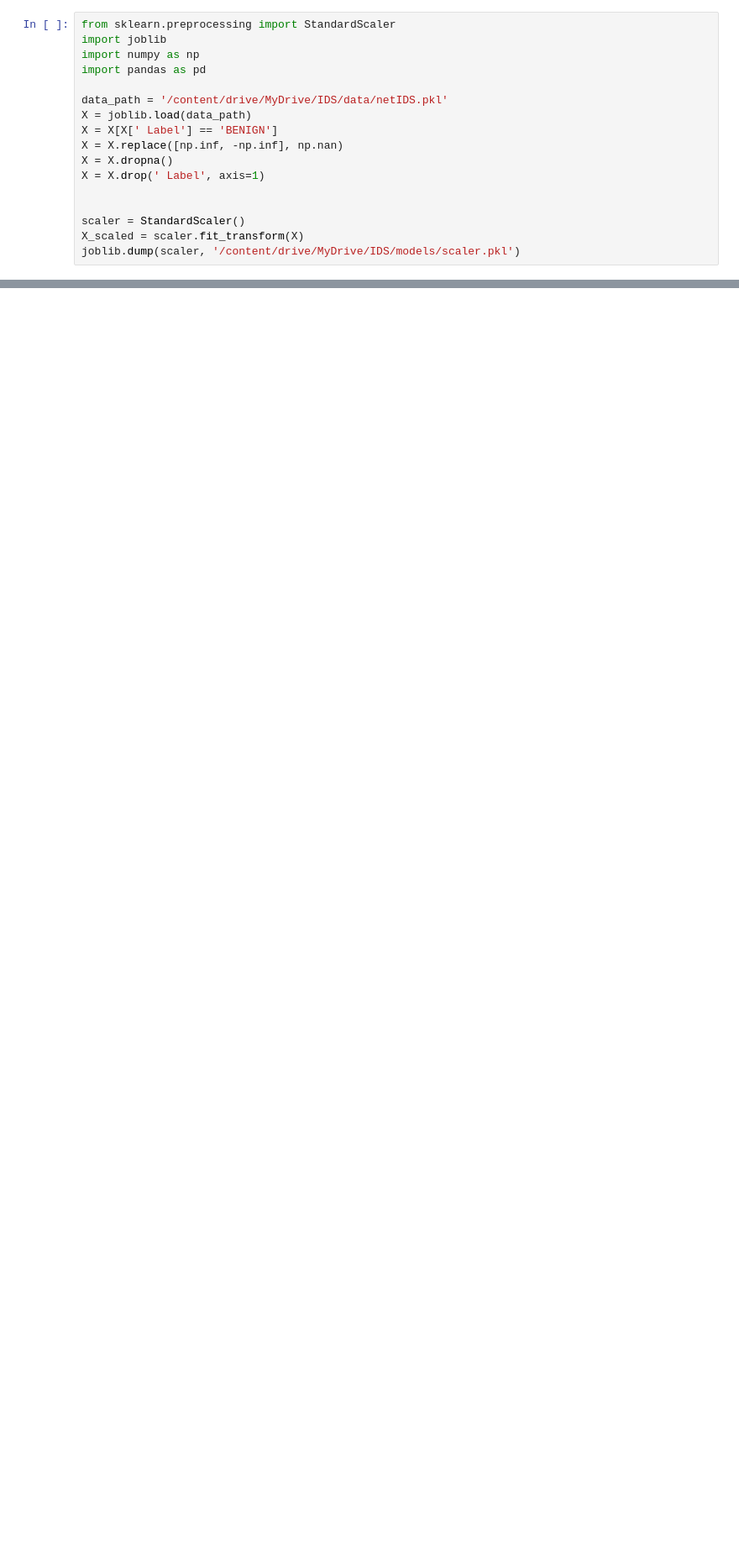
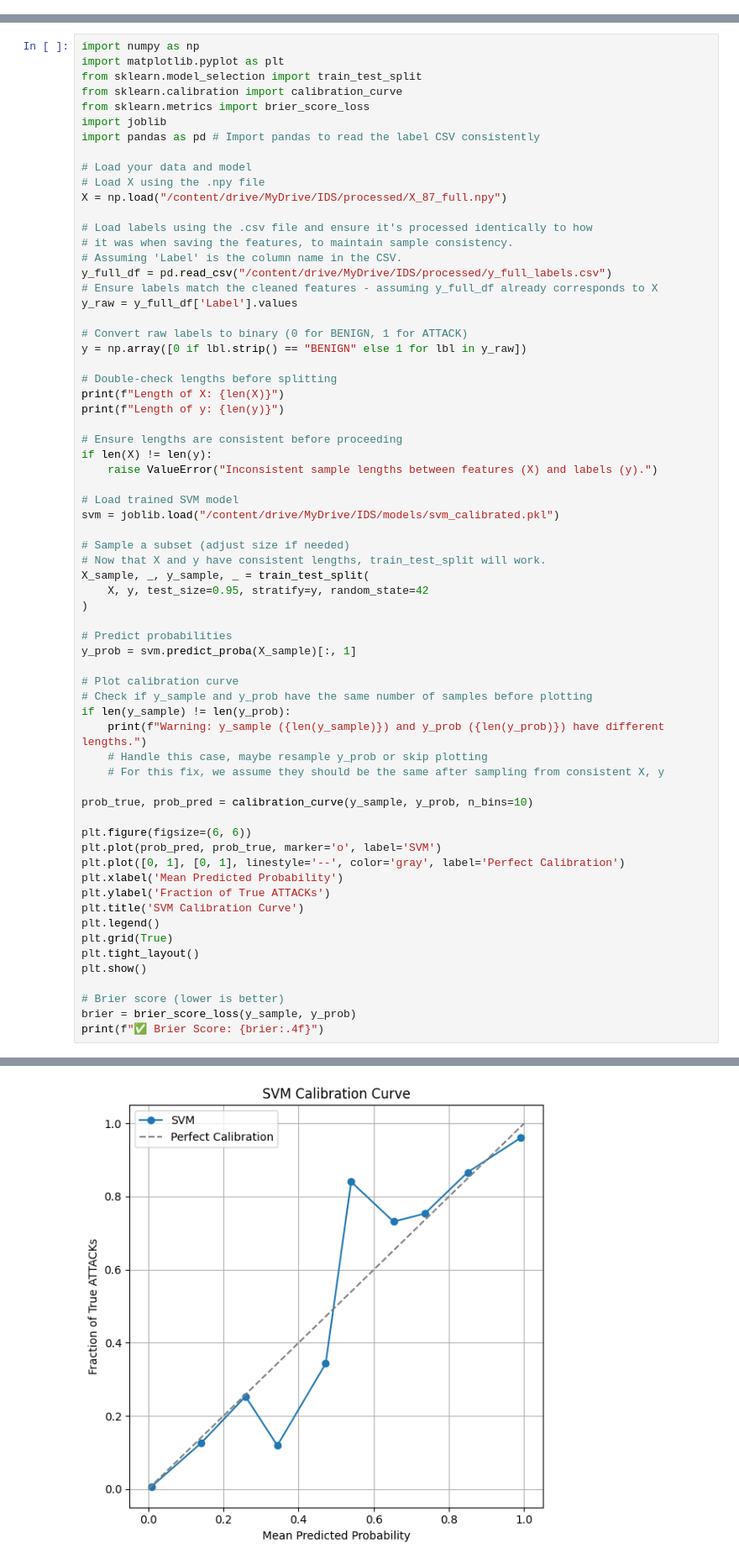
Before and after one commit to AlexDorinIrimia/FlowGuard, a Jupyter notebook: ml_model/models/IDS_ai_models.ipynb, the cells around one changed output, grey strips where cells are left out. Shown: that part at 84% size. Drawn from its saved outputs; the diff is of its cells as text; blank space fills up the shorter version.

Commit message:
Added models training

```diff
--- a/ml_model/models/IDS_ai_models.ipynb
+++ b/ml_model/models/IDS_ai_models.ipynb
@@ -862,17 +0,0 @@ joblib.dump(le, '/content/drive/MyDrive/IDS/models/xgb_label_encoder.pkl')
-# %%
-from sklearn.preprocessing import StandardScaler
-import joblib
-import numpy as np
-import pandas as pd
-
-data_path = '/content/drive/MyDrive/IDS/data/netIDS.pkl'
-X = joblib.load(data_path)
-X = X[X[' Label'] == 'BENIGN']
-X = X.replace([np.inf, -np.inf], np.nan)
-X = X.dropna()
-X = X.drop(' Label', axis=1)
-
-
-scaler = StandardScaler()
-X_scaled = scaler.fit_transform(X)
-joblib.dump(scaler, '/content/drive/MyDrive/IDS/models/scaler.pkl')
@@ -880,0 +395,67 @@ joblib.dump(scaler, '/content/drive/MyDrive/IDS/models/scaler.pkl')
+# %%
+import numpy as np
+import matplotlib.pyplot as plt
+from sklearn.model_selection import train_test_split
+from sklearn.calibration import calibration_curve
+from sklearn.metrics import brier_score_loss
+import joblib
+import pandas as pd # Import pandas to read the label CSV consistently
+
+# Load your data and model
+# Load X using the .npy file
+X = np.load("/content/drive/MyDrive/IDS/processed/X_87_full.npy")
+
+# Load labels using the .csv file and ensure it's processed identically to how
+# it was when saving the features, to maintain sample consistency.
+# Assuming 'Label' is the column name in the CSV.
+y_full_df = pd.read_csv("/content/drive/MyDrive/IDS/processed/y_full_labels.csv")
+# Ensure labels match the cleaned features - assuming y_full_df already corresponds to X
+y_raw = y_full_df['Label'].values
+
+# Convert raw labels to binary (0 for BENIGN, 1 for ATTACK)
+y = np.array([0 if lbl.strip() == "BENIGN" else 1 for lbl in y_raw])
+
+# Double-check lengths before splitting
+print(f"Length of X: {len(X)}")
+print(f"Length of y: {len(y)}")
+
+# Ensure lengths are consistent before proceeding
+if len(X) != len(y):
+    raise ValueError("Inconsistent sample lengths between features (X) and labels (y).")
+
+# Load trained SVM model
+svm = joblib.load("/content/drive/MyDrive/IDS/models/svm_calibrated.pkl")
+
+# Sample a subset (adjust size if needed)
+# Now that X and y have consistent lengths, train_test_split will work.
+X_sample, _, y_sample, _ = train_test_split(
+    X, y, test_size=0.95, stratify=y, random_state=42
+)
+
+# Predict probabilities
+y_prob = svm.predict_proba(X_sample)[:, 1]
+
+# Plot calibration curve
+# Check if y_sample and y_prob have the same number of samples before plotting
+if len(y_sample) != len(y_prob):
+    print(f"Warning: y_sample ({len(y_sample)}) and y_prob ({len(y_prob)}) have different lengths.")
+    # Handle this case, maybe resample y_prob or skip plotting
+    # For this fix, we assume they should be the same after sampling from consistent X, y
+
+prob_true, prob_pred = calibration_curve(y_sample, y_prob, n_bins=10)
+
+plt.figure(figsize=(6, 6))
+plt.plot(prob_pred, prob_true, marker='o', label='SVM')
+plt.plot([0, 1], [0, 1], linestyle='--', color='gray', label='Perfect Calibration')
+plt.xlabel('Mean Predicted Probability')
+plt.ylabel('Fraction of True ATTACKs')
+plt.title('SVM Calibration Curve')
+plt.legend()
+plt.grid(True)
+plt.tight_layout()
+plt.show()
+
+# Brier score (lower is better)
+brier = brier_score_loss(y_sample, y_prob)
+print(f"✅ Brier Score: {brier:.4f}")
+# %% [output]
@@ -880,0 +464 @@ joblib.dump(scaler, '/content/drive/MyDrive/IDS/models/scaler.pkl')
+[figure, added]
```
Also changed, not shown: parts of 25 cells of this notebook.
